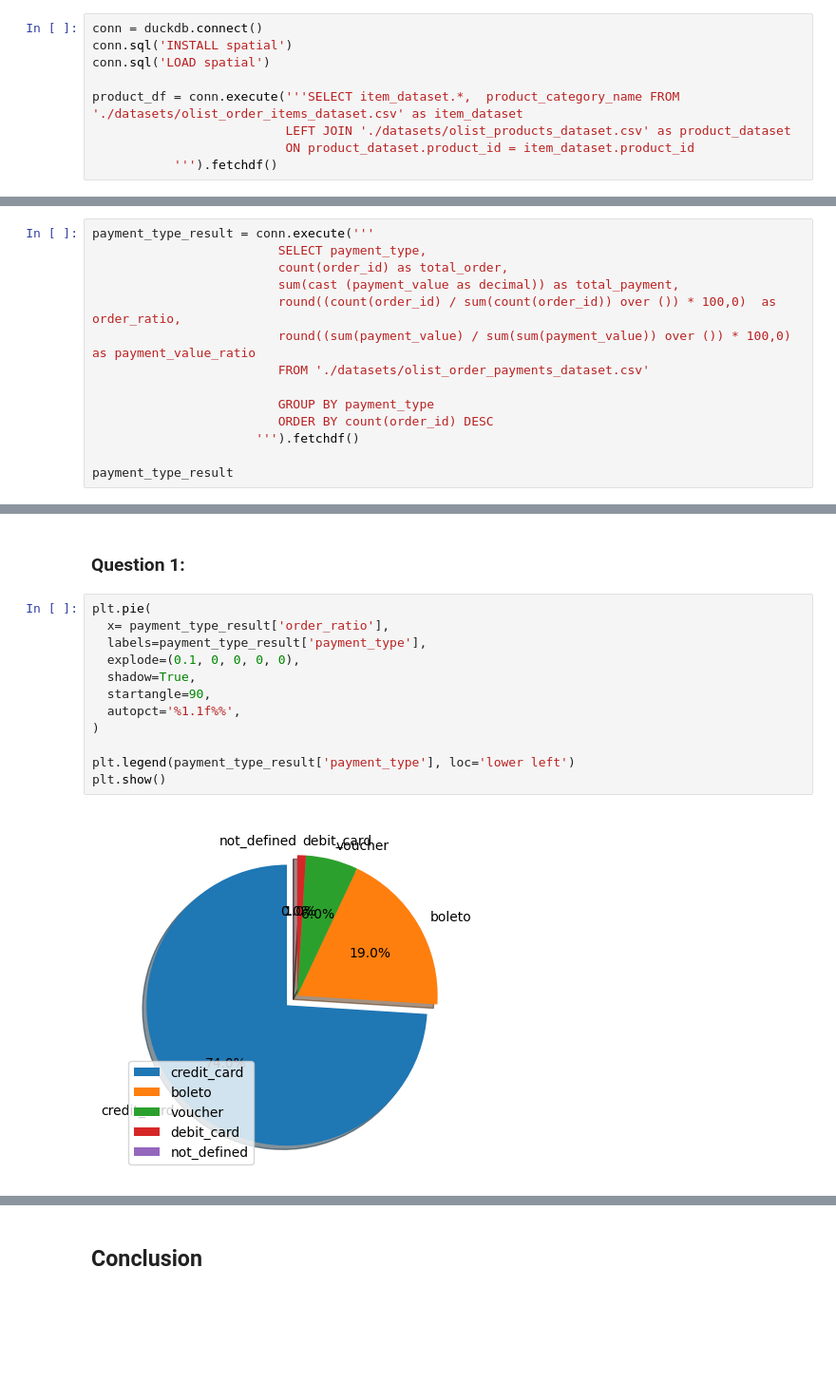
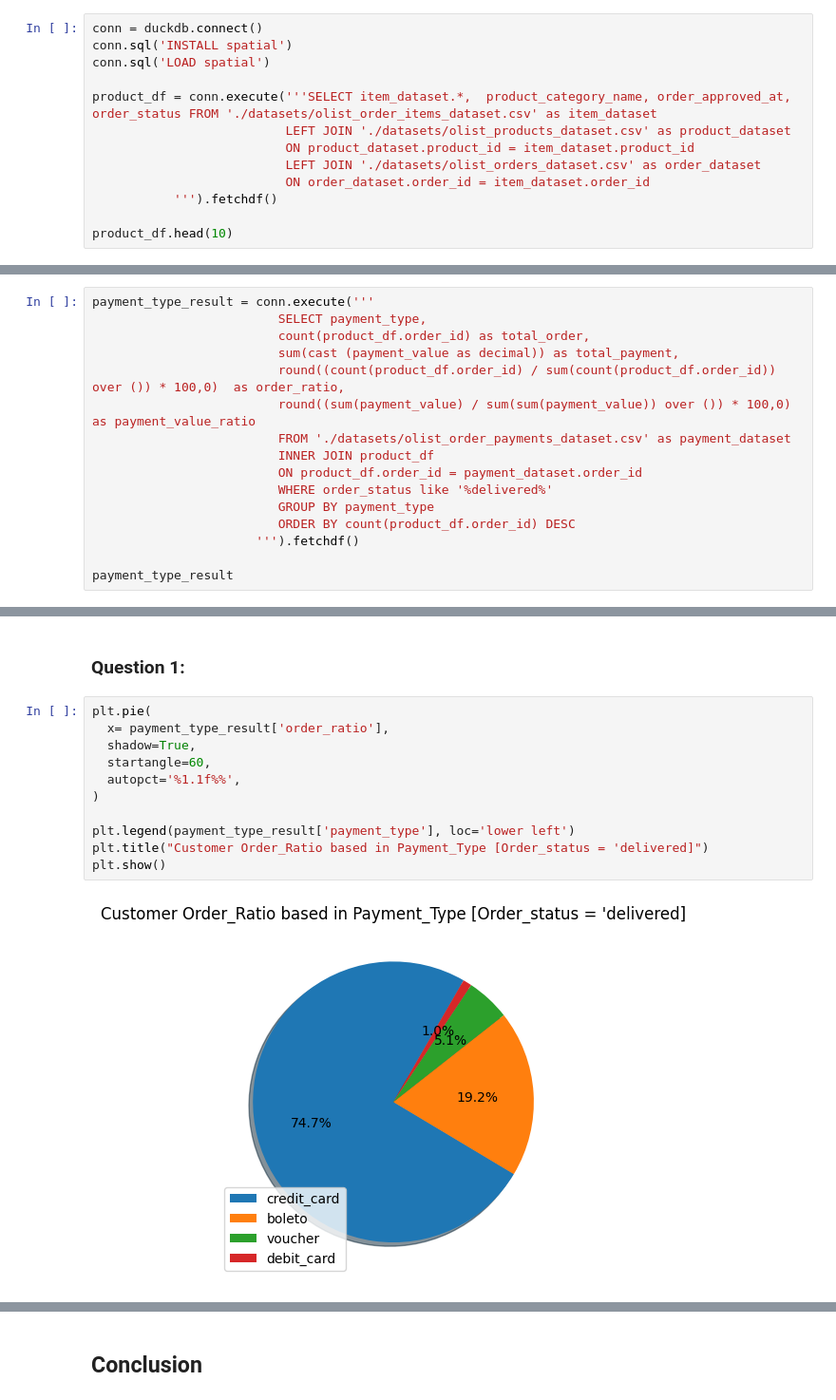
Before and after one commit to RedimRedim/Dicoding_Submission_DataAnalyst, a Jupyter notebook: Proyek_Analisis_Data_duckdb.ipynb, the cells around one changed output, grey strips where cells are left out. Shown at 95% size. Saved outputs shown, nothing was run; the diff lists cells and outputs as text; blank space fills up the shorter version.

```diff
--- a/Proyek_Analisis_Data_duckdb.ipynb
+++ b/Proyek_Analisis_Data_duckdb.ipynb
@@ -23,7 +26,11 @@ conn = duckdb.connect()
 conn.sql('INSTALL spatial')
 conn.sql('LOAD spatial')
 
-product_df = conn.execute('''SELECT item_dataset.*,  product_category_name FROM './datasets/olist_order_items_dataset.csv' as item_dataset
+product_df = conn.execute('''SELECT item_dataset.*,  product_category_name, order_approved_at, order_status FROM './datasets/olist_order_items_dataset.csv' as item_dataset
                           LEFT JOIN './datasets/olist_products_dataset.csv' as product_dataset
                           ON product_dataset.product_id = item_dataset.product_id
+                          LEFT JOIN './datasets/olist_orders_dataset.csv' as order_dataset
+                          ON order_dataset.order_id = item_dataset.order_id
            ''').fetchdf()
+
+product_df.head(10)
@@ -48,14 +68,16 @@ dtype: int64
 # %%
 payment_type_result = conn.execute('''
                          SELECT payment_type,
-                         count(order_id) as total_order,
+                         count(product_df.order_id) as total_order,
                          sum(cast (payment_value as decimal)) as total_payment,
-                         round((count(order_id) / sum(count(order_id)) over ()) * 100,0)  as order_ratio,
+                         round((count(product_df.order_id) / sum(count(product_df.order_id)) over ()) * 100,0)  as order_ratio,
                          round((sum(payment_value) / sum(sum(payment_value)) over ()) * 100,0) as payment_value_ratio
-                         FROM './datasets/olist_order_payments_dataset.csv'
-
+                         FROM './datasets/olist_order_payments_dataset.csv' as payment_dataset
+                         INNER JOIN product_df
+                         ON product_df.order_id = payment_dataset.order_id
+                         WHERE order_status like '%delivered%'
                          GROUP BY payment_type
-                         ORDER BY count(order_id) DESC
+                         ORDER BY count(product_df.order_id) DESC
                       ''').fetchdf()
 
 payment_type_result
@@ -109,15 +174,14 @@ payment_result
 # %%
 plt.pie(
   x= payment_type_result['order_ratio'],
-  labels=payment_type_result['payment_type'],
-  explode=(0.1, 0, 0, 0, 0),
   shadow=True,
-  startangle=90,
+  startangle=60,
   autopct='%1.1f%%',
 )
 
 plt.legend(payment_type_result['payment_type'], loc='lower left')
+plt.title("Customer Order_Ratio based in Payment_Type [Order_status = 'delivered]")
 plt.show()
 # %% [output]
-[figure, old version]
+[figure, new version]
 # %% [markdown]
```
Also changed, not shown: parts of 14 cells of this notebook, 2 other files.
